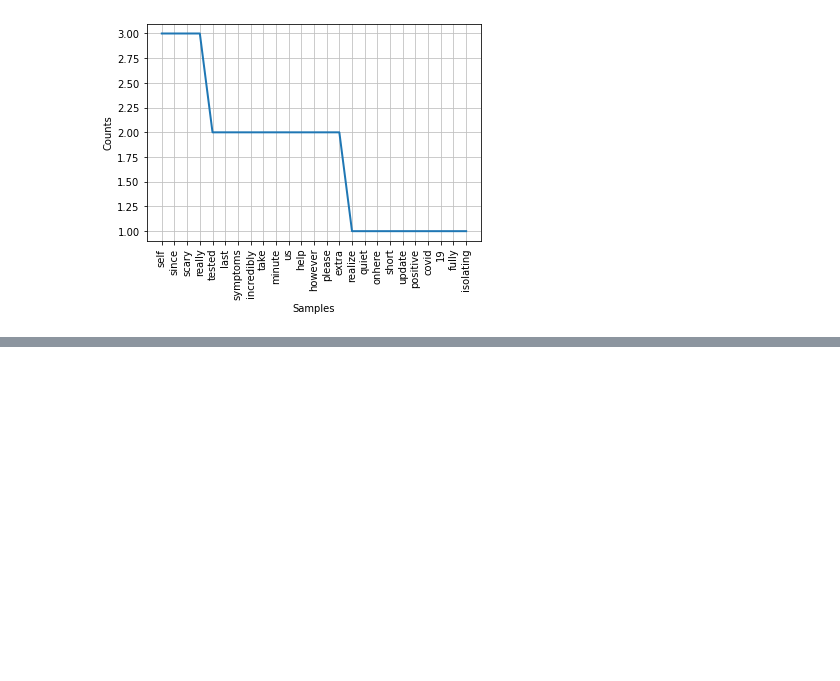
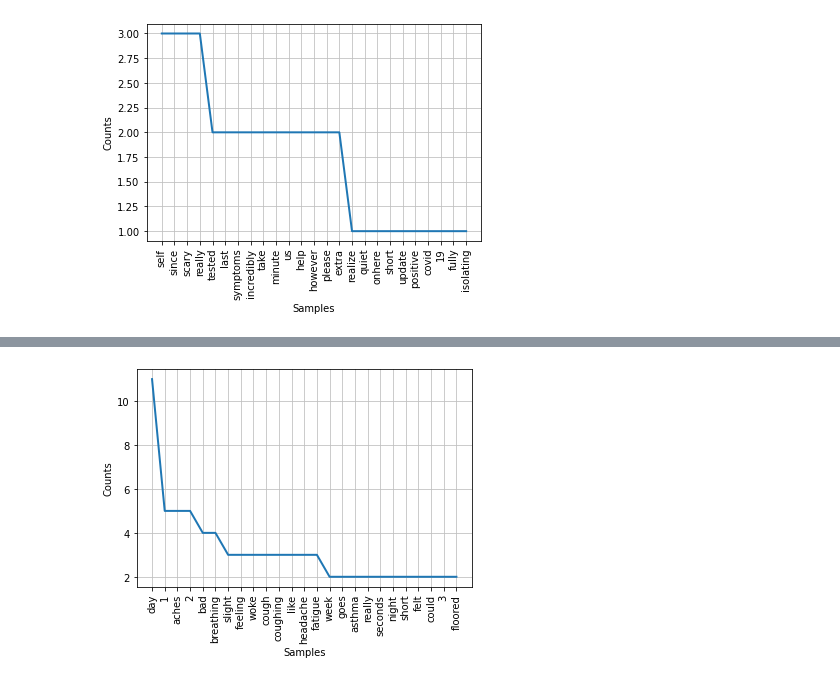
Before and after one commit to adg29/jupyter-sandbox, a Jupyter notebook: Word_frequencies_in_threadreaderapp_twitter_threads.ipynb, the cells around one changed output, grey strips where cells are left out. Drawn from its saved outputs; the diff is of its cells as text; code cells hidden in the pictures; blank space fills up the shorter version.

```diff
--- a/Word_frequencies_in_threadreaderapp_twitter_threads.ipynb
+++ b/Word_frequencies_in_threadreaderapp_twitter_threads.ipynb
@@ -58,0 +63,4 @@ plot_word_freq('https://threadreaderapp.com/thread/1241482321016107009.html')
+# %%
+plot_word_freq('https://threadreaderapp.com/thread/1241771865074434048.html')
+# %% [output]
+[figure, added]
```
Also changed, not shown: parts of 2 cells of this notebook.
